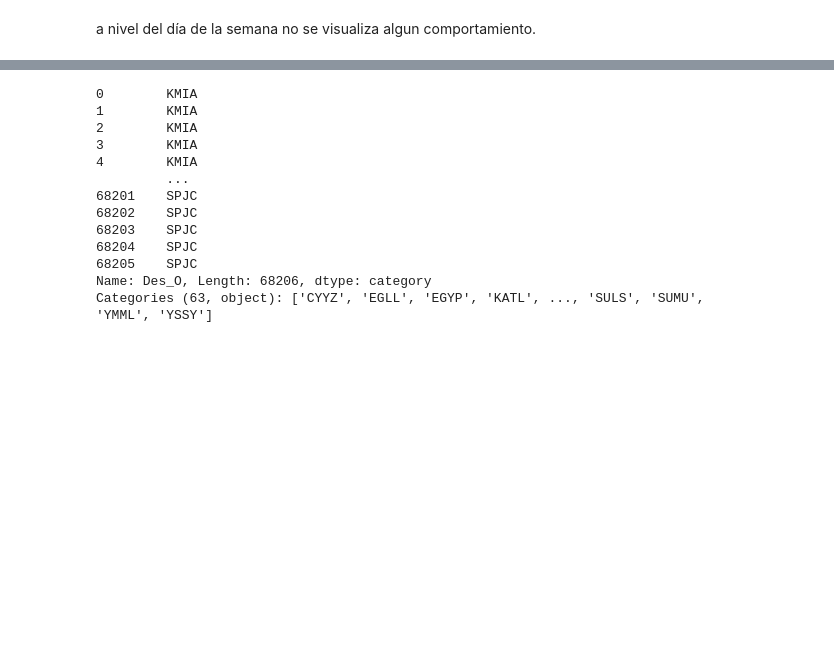
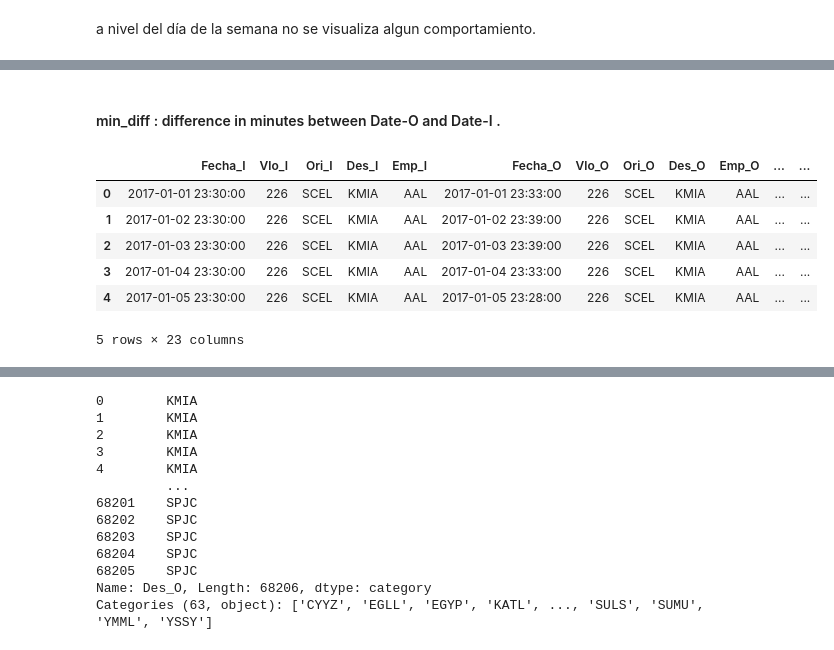
Before and after one commit to Lopport/Challenge-Data-Scientist-Matias-Lopez, a Jupyter notebook: solution.ipynb, the cells around one changed output, grey strips where cells are left out. Saved outputs shown, nothing was run; the diff lists cells and outputs as text; code cells hidden in the pictures; blank space fills up the shorter version.

```diff
--- a/solution.ipynb
+++ b/solution.ipynb
@@ -171,0 +232,13 @@ df[(df['Fecha_I'] >= date_inicio_1) & (df['Fecha_I'] <= date_fin_1)]
+# %% [markdown]
+#### min_diff : difference in minutes between Date-O and Date-I .
+# %%
+df['min_diff']=(df['Fecha_O']-df['Fecha_I'])/pd.Timedelta(minutes=1)
+df.head()
+# %% [output]
+|  | Fecha_I | Vlo_I | Ori_I | Des_I | Emp_I | Fecha_O | Vlo_O | Ori_O | Des_O | Emp_O | ... | ... |
+| 0 | 2017-01-01 23:30:00 | 226 | SCEL | KMIA | AAL | 2017-01-01 23:33:00 | 226 | SCEL | KMIA | AAL | ... | ... |
+| 1 | 2017-01-02 23:30:00 | 226 | SCEL | KMIA | AAL | 2017-01-02 23:39:00 | 226 | SCEL | KMIA | AAL | ... | ... |
+| 2 | 2017-01-03 23:30:00 | 226 | SCEL | KMIA | AAL | 2017-01-03 23:39:00 | 226 | SCEL | KMIA | AAL | ... | ... |
+| 3 | 2017-01-04 23:30:00 | 226 | SCEL | KMIA | AAL | 2017-01-04 23:33:00 | 226 | SCEL | KMIA | AAL | ... | ... |
+| 4 | 2017-01-05 23:30:00 | 226 | SCEL | KMIA | AAL | 2017-01-05 23:28:00 | 226 | SCEL | KMIA | AAL | ... | ... |
+5 rows × 23 columns
```
Also changed, not shown: parts of 27 cells of this notebook.
